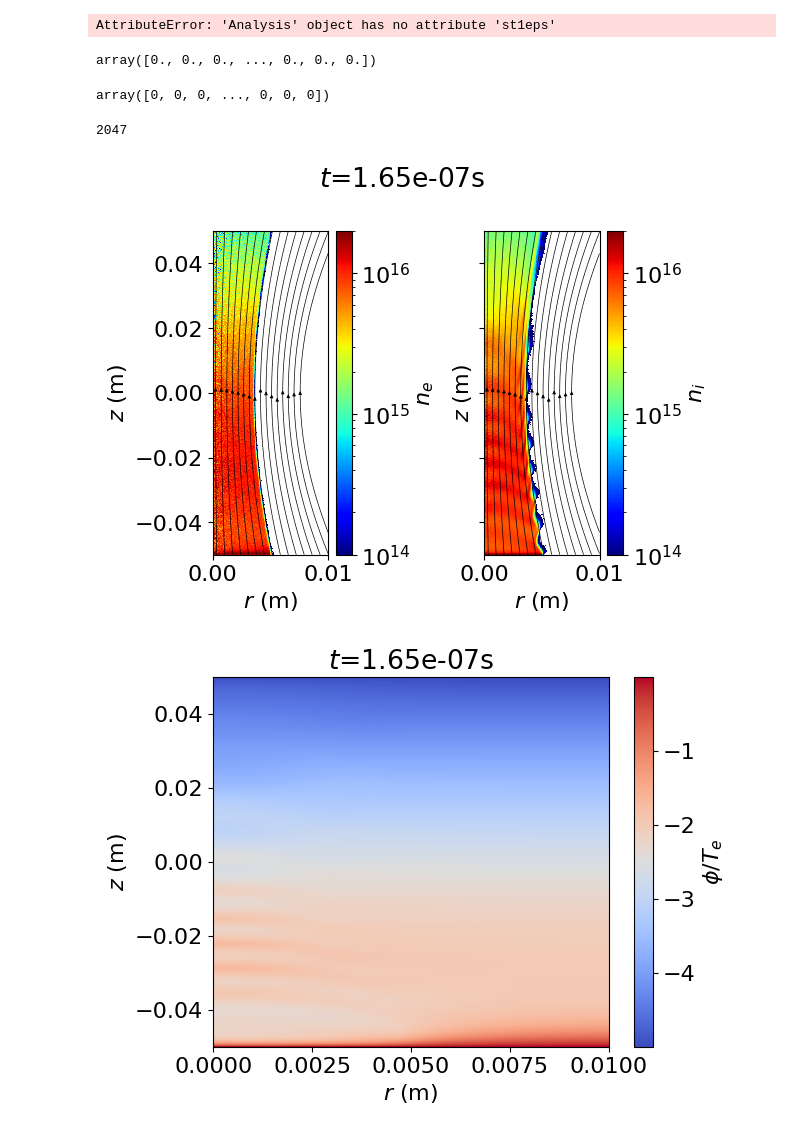
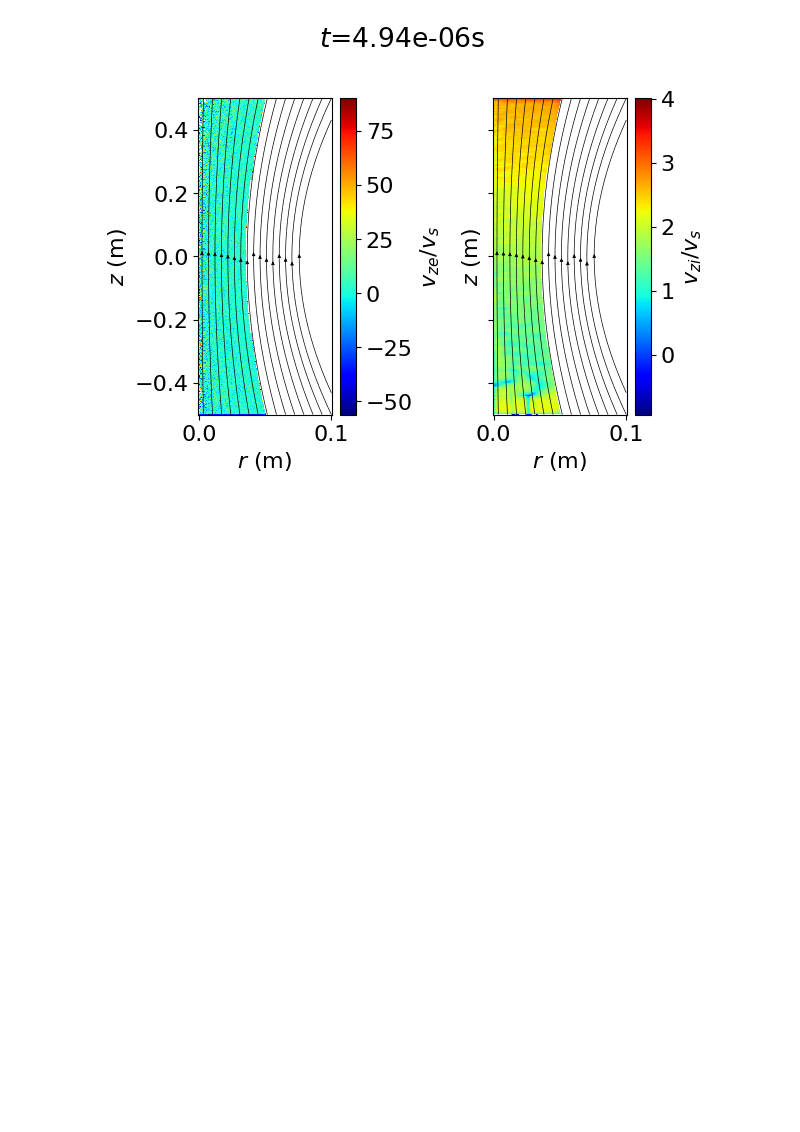
Before and after one commit to HuntFeng/magnetic-nozzle-warpx, a Jupyter notebook: analysis.ipynb, the cells around one changed output. Drawn from its saved outputs; the diff is of its cells as text; code cells hidden in the pictures; blank space fills up the shorter version.

```diff
--- a/analysis.ipynb
+++ b/analysis.ipynb
@@ -6,2 +8,2 @@ import util
 # %%
-analysis = Analysis("diags202403070123")
+analysis = Analysis("diags202403071151")
@@ -30,4 +9,0 @@ KeyError: 'Unable to open object (component not found)'
-# %%
-file[f"data/{analysis.st1eps[frame]}/particle"].keys()
-# %% [output]
-AttributeError: 'Analysis' object has no attribute 'st1eps'
@@ -46,24 +10,12 @@ ratio4 = (j_frac) * (k_frac)
-# %%
-r / analysis.params.dr
-# %% [output]
-array([0., 0., 0., ..., 0., 0., 0.])
-# %%
-j
-# %% [output]
-array([0, 0, 0, ..., 0, 0, 0])
-# %%
-k.max()
-# %% [output]
-2047
 # %%
 frame = -1
-for plot_type in ["slice", "line"]:
+analysis.plot_velocity(frame, plot_type="slice")
+# for plot_type in ["slice", "line"]:
     # analysis.plot_momentum(frame, plot_type=plot_type)
-    analysis.plot_density(frame, plot_type=plot_type)
-    analysis.plot_potential(frame, plot_type=plot_type)
-    analysis.plot_current_density(frame, direction="z", plot_type=plot_type)
+    # analysis.plot_density(frame, plot_type=plot_type)
+    # analysis.plot_potential(frame, plot_type=plot_type)
+    # analysis.plot_current_density(frame, direction="z", plot_type=plot_type)
 # analysis.plot_part_per_cell(frame)
 # analysis.plot_time(total_step=100000)
 # %% [output]
-[figure, old version]
+[figure, new version]
-[figure, removed]
```
Also changed, not shown: parts of 5 cells of this notebook, 3 other files.
